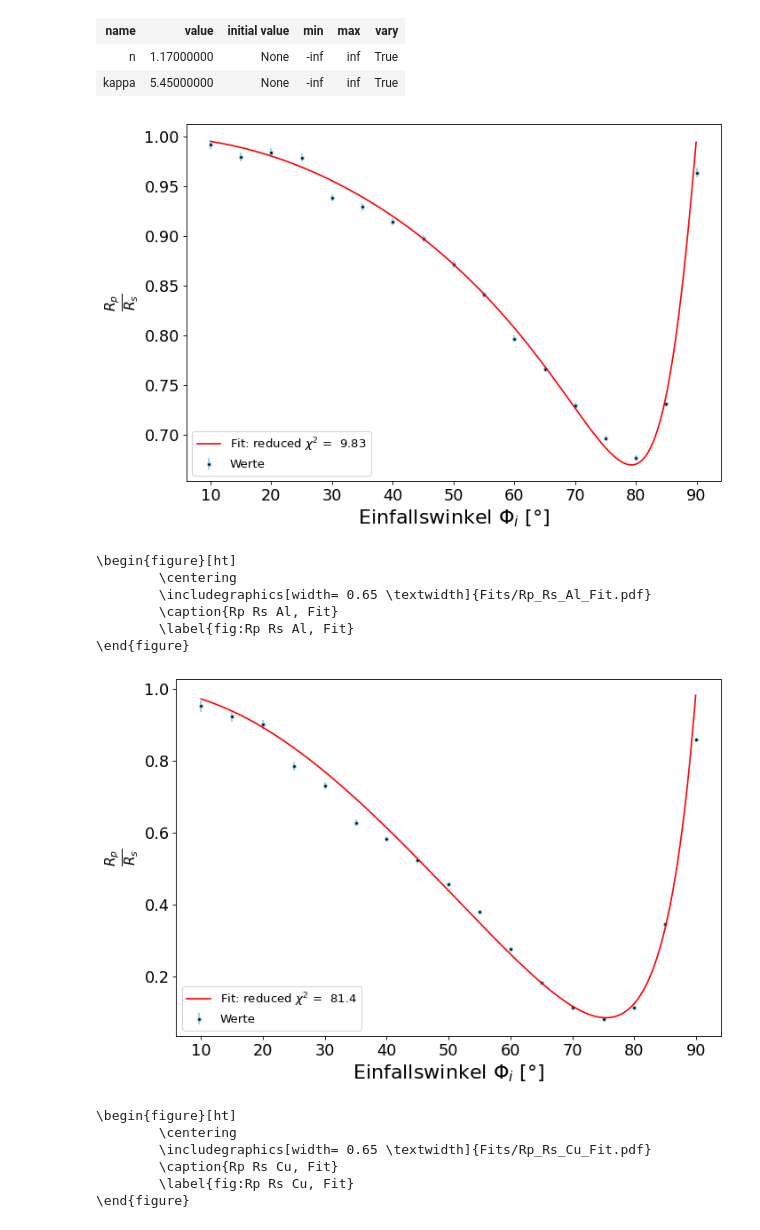
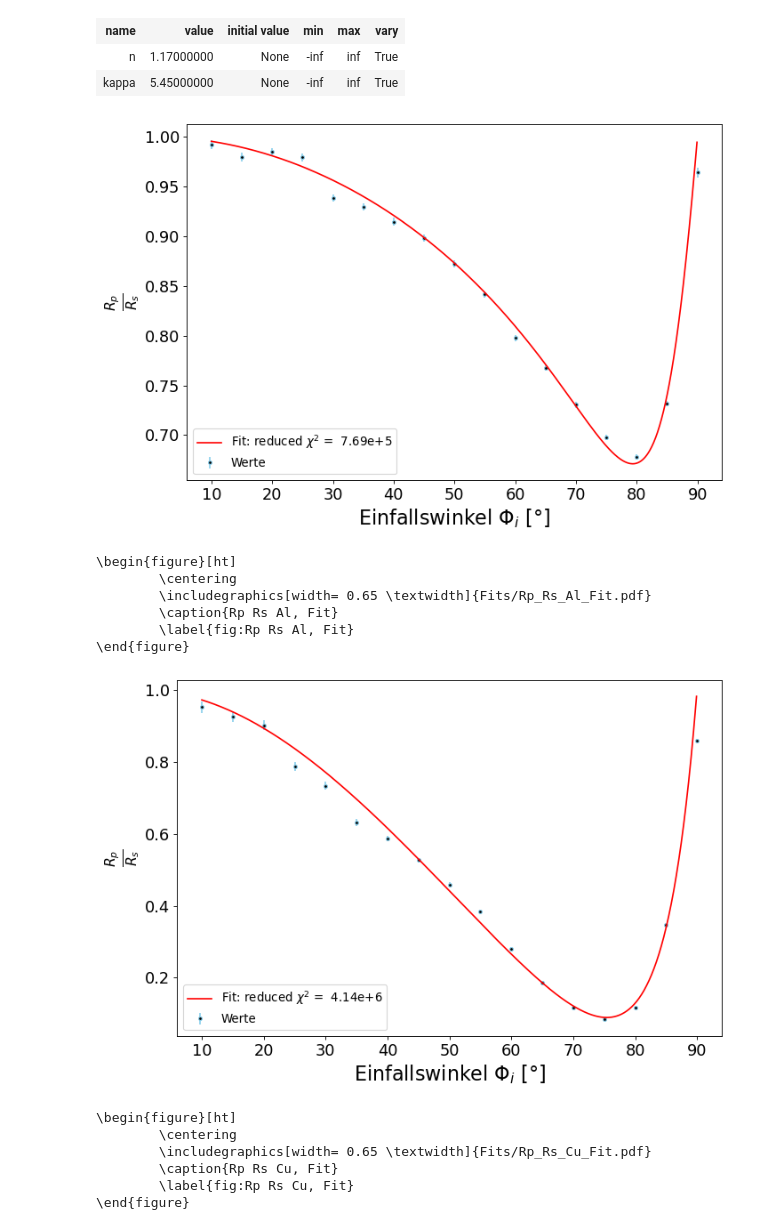
Before and after one commit to TimLockstedt/MP, a Jupyter notebook: FP09/A4/Plot_Rp_Rs_Ges.ipynb, the cells around one changed output. Saved outputs shown, nothing was run; the diff lists cells and outputs as text; code cells hidden in the pictures.

```diff
--- a/FP09/A4/Plot_Rp_Rs_Ges.ipynb
+++ b/FP09/A4/Plot_Rp_Rs_Ges.ipynb
@@ -454,6 +454,9 @@ results = np.empty((6,17))
 res_errors = np.empty((6,17))
 for i, material in enumerate(lst_materialien):
     data = np.genfromtxt(name + material + filetype, skip_header = 1, skip_footer = 0)
+    # Detektor Offset
+    data[:,0] += 0.003
+    data[:,2] += 0.003
     res = FFP(data = data, func = func, name = name, save = False)
     results[i,:] = res.get_res()
     res_errors[i,:] = res.get_err()
@@ -511,0 +495,4 @@ print(table_of_data(Daten_0, sig_x = 1, sig_y = 3))
+# %%
+sigx, sigy = 1,3
+
+print(table_of_data(Daten_0, sig_x = sigx, sig_y = sigy))
@@ -777,22 +712,22 @@ Parameters
 # %%
 materials = ["Al", "Cu", "Ge", "NaCl", "Si", "SiO2"]
 Ns = [1.17, 0.399, 4.077, 1.483, 3.821, 1.4]
 Kappas = [5.46, 1.921, 2.069, 0.014, 0.131, 0.14]
 for Daten_i, N, Kappa, res_i in zip(Daten_lst , Ns, Kappas, results):
     pars["n"].init_value = N
     pars["kappa"].init_value = Kappa
-    weights = 1/(Daten_i.get_yerr())
+    weights = 1/(Daten_i.get_yerr())**2
     Daten_i.set_res(mod.fit(Daten_i.get_y(), pars, x=Daten_i.get_x(),weights=weights))
-    finish_data(Daten_i, Daten_i.get_res(), 1, 4)
+    finish_data(Daten_i, Daten_i.get_res(), sigx, sigy)
 # %% [output]
-[figure, old version]
+[figure, new version]
 \begin{figure}[ht]
         \centering
         \includegraphics[width= 0.65 \textwidth]{Fits/Rp_Rs_Al_Fit.pdf}
         \caption{Rp Rs Al, Fit}
         \label{fig:Rp Rs Al, Fit}
 \end{figure}
-[figure, old version]
+[figure, new version]
 \begin{figure}[ht]
         \centering
         \includegraphics[width= 0.65 \textwidth]{Fits/Rp_Rs_Cu_Fit.pdf}
```
Also changed, not shown: parts of 13 cells of this notebook, 14 other files.
